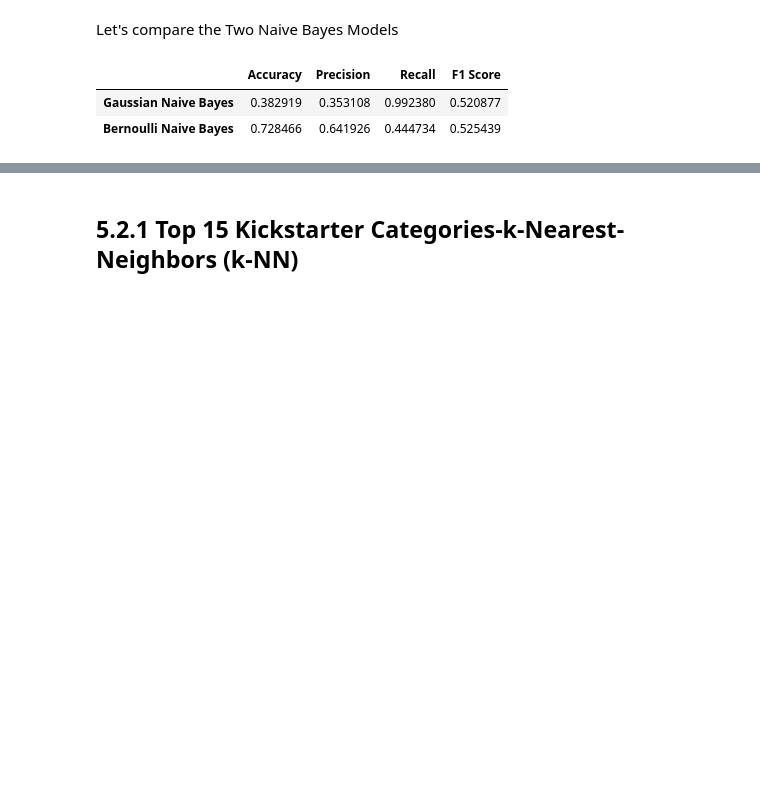
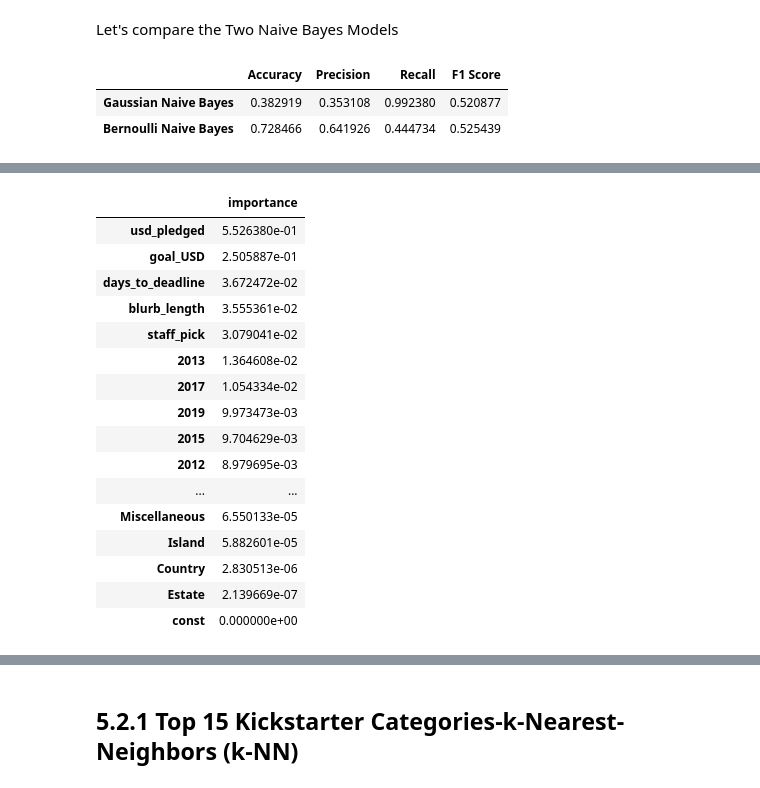
Before and after one commit to Jing-0823/5520-2020PROJECT, a Jupyter notebook: IST_5520_Project_Milestone_3_G5.ipynb, the cells around one changed output, grey strips where cells are left out. Cells and saved outputs as stored; diff of their text form; code cells hidden in the pictures; blank space fills up the shorter version.

```diff
--- a/IST_5520_Project_Milestone_3_G5.ipynb
+++ b/IST_5520_Project_Milestone_3_G5.ipynb
@@ -1430,0 +1541,26 @@ Compared with the Gaussian naive Bayes model, the Bernoulli naive Bayes model ha
+# %%
+# Beautify the display of feature importance
+feature_importances = pd.DataFrame(rf.feature_importances_,
+                                   index = train_x.columns,
+                                   columns=['importance'])
+feature_importances = feature_importances.sort_values('importance',ascending=False)
+
+feature_importances
+# %% [output]
+|  | importance |
+| usd_pledged | 5.526380e-01 |
+| goal_USD | 2.505887e-01 |
+| days_to_deadline | 3.672472e-02 |
+| blurb_length | 3.555361e-02 |
+| staff_pick | 3.079041e-02 |
+| 2013 | 1.364608e-02 |
+| 2017 | 1.054334e-02 |
+| 2019 | 9.973473e-03 |
+| 2015 | 9.704629e-03 |
+| 2012 | 8.979695e-03 |
+| ... | ... |
+| Miscellaneous | 6.550133e-05 |
+| Island | 5.882601e-05 |
+| Country | 2.830513e-06 |
+| Estate | 2.139669e-07 |
+| const | 0.000000e+00 |
```
Also changed, not shown: parts of 38 cells of this notebook.
